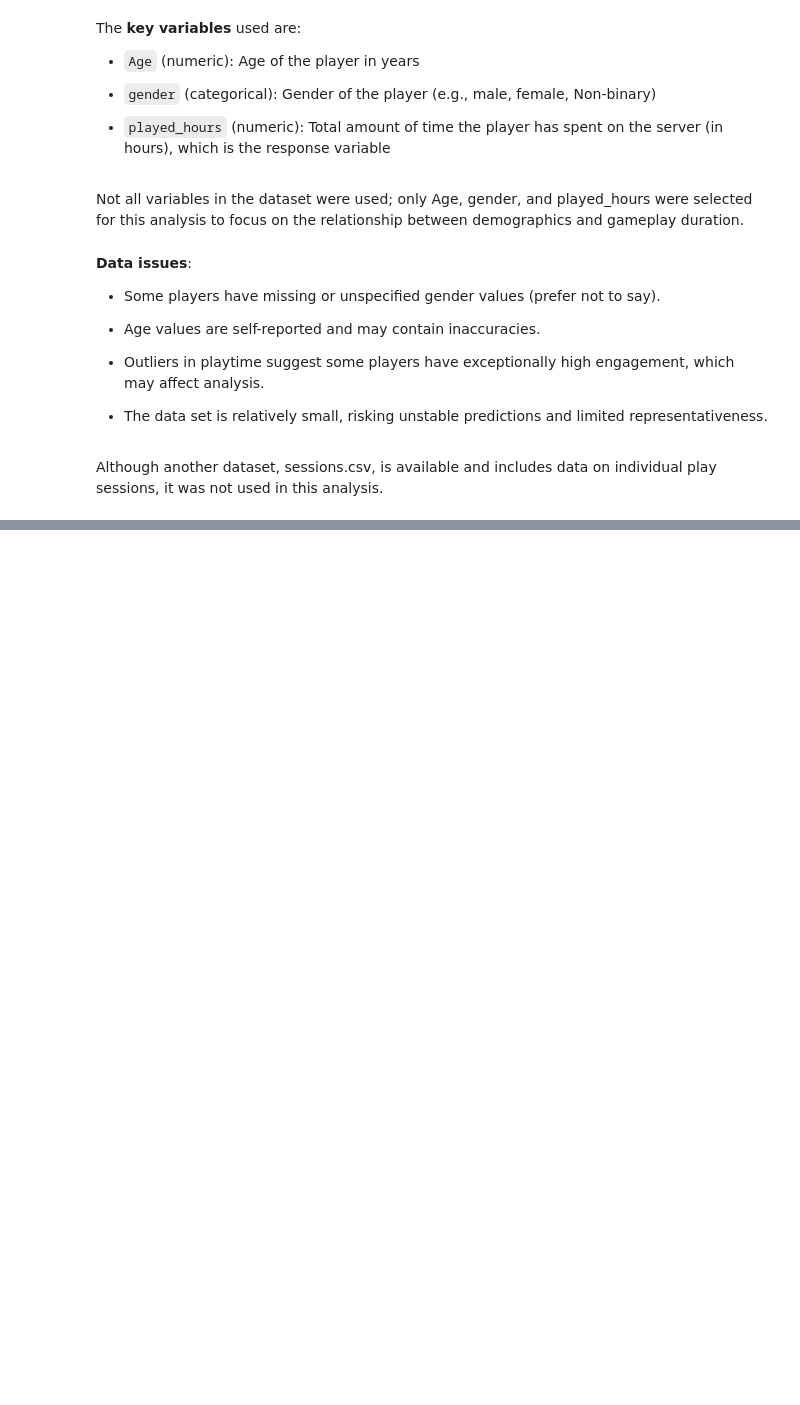
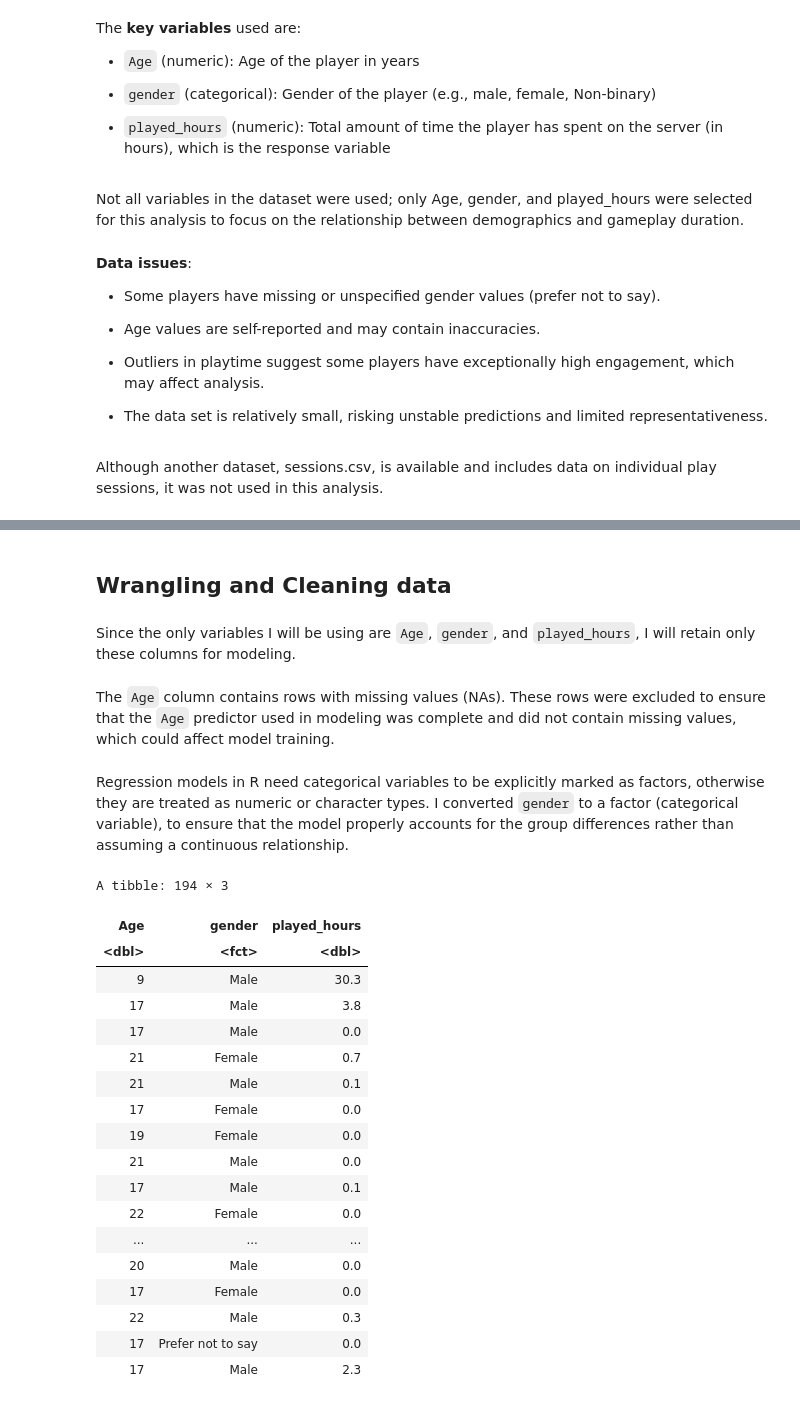
Before and after one commit to Vienne17/Project_Report_Vienne, a Jupyter notebook: Project_Report_Vienne_Meng.ipynb, the cells around one changed output, grey strips where cells are left out. Saved outputs shown, nothing was run; the diff lists cells and outputs as text; code cells hidden in the pictures; blank space fills up the shorter version.

Commit message:
Load, clean, and prepare data for analysis

```diff
--- a/Project_Report_Vienne_Meng.ipynb
+++ b/Project_Report_Vienne_Meng.ipynb
@@ -115,0 +122,3 @@ Although another dataset, sessions.csv, is available and includes data on indivi
+# %%
+players <- read_csv("data/players.csv")
+players
@@ -115,0 +154,34 @@ Although another dataset, sessions.csv, is available and includes data on indivi
+# %% [markdown]
+## Wrangling and Cleaning data
+# %% [markdown]
+Since the only variables I will be using are `Age`, `gender`, and `played_hours`, I will retain only these columns for modeling.
+# %% [markdown]
+The `Age` column contains rows with missing values (NAs). These rows were excluded to ensure that the `Age` predictor used in modeling was complete and did not contain missing values, which could affect model training.
+# %% [markdown]
+Regression models in R need categorical variables to be explicitly marked as factors, otherwise they are treated as numeric or character types. I converted `gender` to a factor (categorical variable), to ensure that the model properly accounts for the group differences rather than assuming a continuous relationship.
+# %%
+players <- players |>
+    select(Age, gender, played_hours) |>
+    drop_na(Age) |>
+    mutate(gender = as.factor(gender))
+players
+# %% [output]
+A tibble: 194 × 3
+| Age | gender | played_hours |
+| <dbl> | <fct> | <dbl> |
+| 9 | Male | 30.3 |
+| 17 | Male | 3.8 |
+| 17 | Male | 0.0 |
+| 21 | Female | 0.7 |
+| 21 | Male | 0.1 |
+| 17 | Female | 0.0 |
+| 19 | Female | 0.0 |
+| 21 | Male | 0.0 |
+| 17 | Male | 0.1 |
+| 22 | Female | 0.0 |
+| ... | ... | ... |
+| 20 | Male | 0.0 |
+| 17 | Female | 0.0 |
+| 22 | Male | 0.3 |
+| 17 | Prefer not to say | 0.0 |
+| 17 | Male | 2.3 |
```
Also changed, not shown: parts of 4 cells of this notebook.
